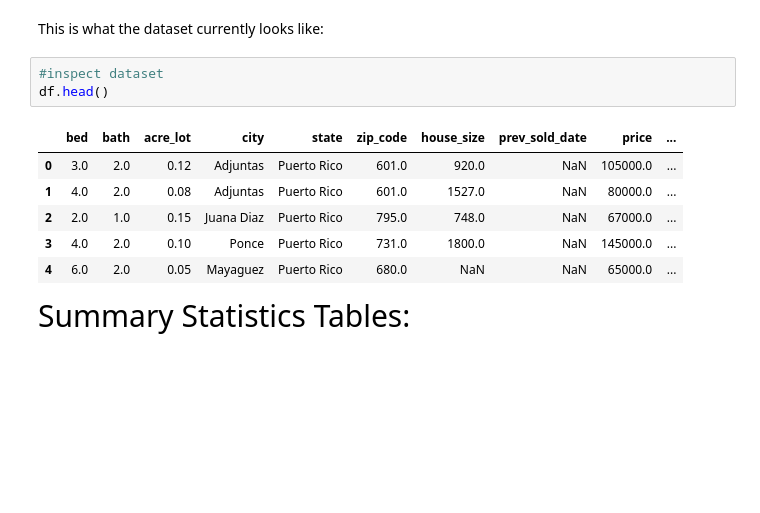
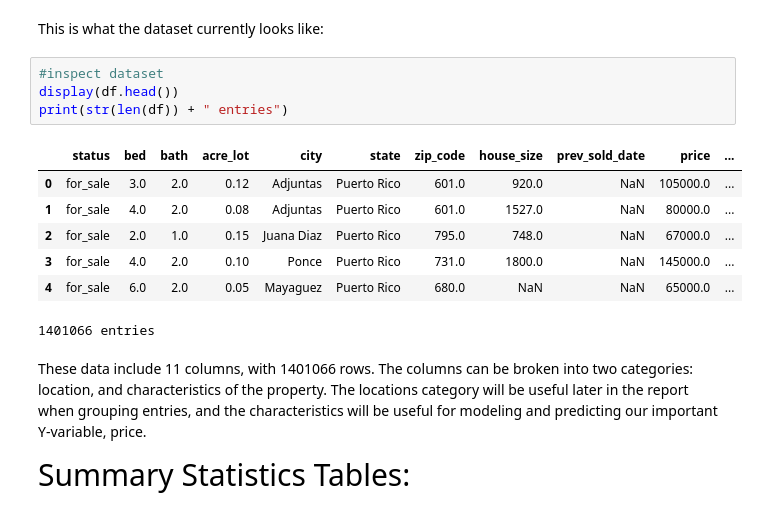
Before and after one commit to ECO225-W2024/project-one-code-S-O-Ahn, a Jupyter notebook: Project 1.ipynb, the cells around one changed output. Saved outputs shown, nothing was run; the diff lists cells and outputs as text; blank space fills up the shorter version.

```diff
--- a/Project 1.ipynb
+++ b/Project 1.ipynb
@@ -30,14 +30,18 @@ df["sold_before"]=np.where(df.prev_sold_date.isnull(),0,1)
 This is what the dataset currently looks like:
 # %%
 #inspect dataset
-df.head()
+display(df.head())
+print(str(len(df)) + " entries")
 # %% [output]
-|  | bed | bath | acre_lot | city | state | zip_code | house_size | prev_sold_date | price | ... |
-| 0 | 3.0 | 2.0 | 0.12 | Adjuntas | Puerto Rico | 601.0 | 920.0 | NaN | 105000.0 | ... |
-| 1 | 4.0 | 2.0 | 0.08 | Adjuntas | Puerto Rico | 601.0 | 1527.0 | NaN | 80000.0 | ... |
-| 2 | 2.0 | 1.0 | 0.15 | Juana Diaz | Puerto Rico | 795.0 | 748.0 | NaN | 67000.0 | ... |
-| 3 | 4.0 | 2.0 | 0.10 | Ponce | Puerto Rico | 731.0 | 1800.0 | NaN | 145000.0 | ... |
-| 4 | 6.0 | 2.0 | 0.05 | Mayaguez | Puerto Rico | 680.0 | NaN | NaN | 65000.0 | ... |
+|  | status | bed | bath | acre_lot | city | state | zip_code | house_size | prev_sold_date | price | ... |
+| 0 | for_sale | 3.0 | 2.0 | 0.12 | Adjuntas | Puerto Rico | 601.0 | 920.0 | NaN | 105000.0 | ... |
+| 1 | for_sale | 4.0 | 2.0 | 0.08 | Adjuntas | Puerto Rico | 601.0 | 1527.0 | NaN | 80000.0 | ... |
+| 2 | for_sale | 2.0 | 1.0 | 0.15 | Juana Diaz | Puerto Rico | 795.0 | 748.0 | NaN | 67000.0 | ... |
+| 3 | for_sale | 4.0 | 2.0 | 0.10 | Ponce | Puerto Rico | 731.0 | 1800.0 | NaN | 145000.0 | ... |
+| 4 | for_sale | 6.0 | 2.0 | 0.05 | Mayaguez | Puerto Rico | 680.0 | NaN | NaN | 65000.0 | ... |
+1401066 entries
+# %% [markdown]
+These data include 11 columns, with 1401066 rows. The columns can be broken into two categories: location, and characteristics of the property. The locations category will be useful later in the report when grouping entries, and the characteristics will be useful for modeling and predicting our important Y-variable, price.
 # %% [markdown]
 <span style="font-size: 30px;">Summary Statistics Tables:</span>
 # %%
```
Also changed, not shown: parts of 15 cells of this notebook.
